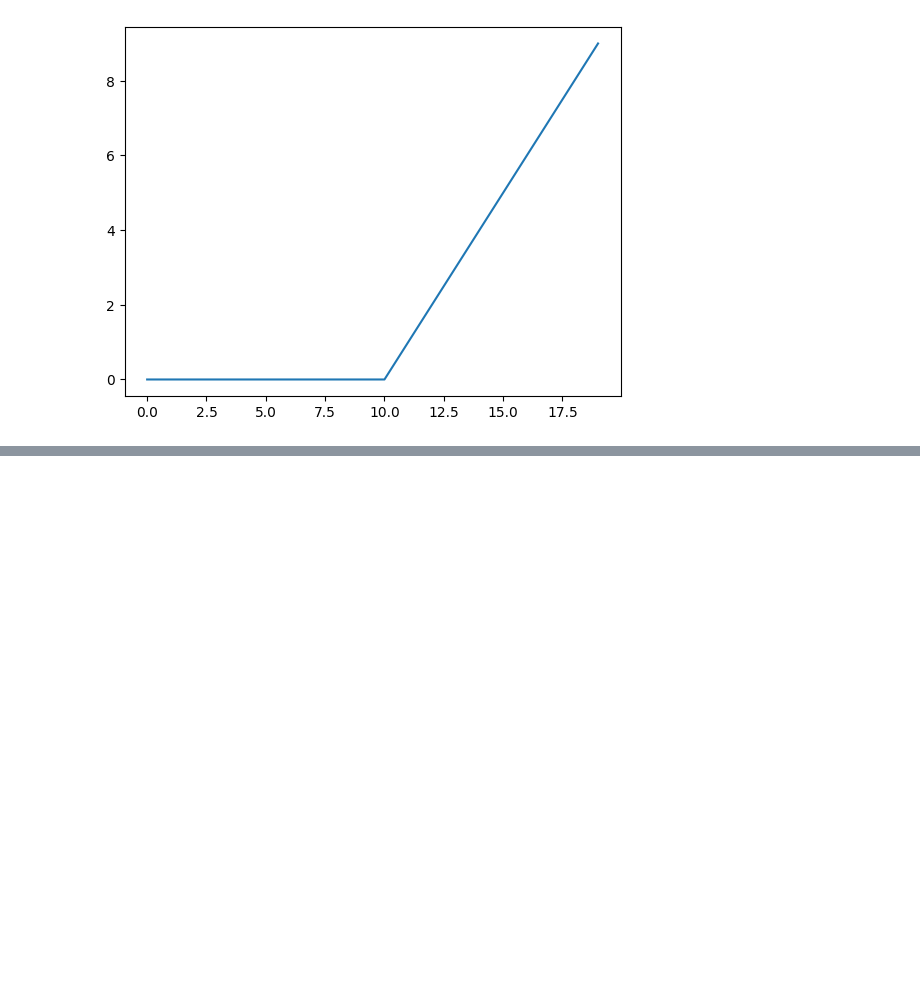
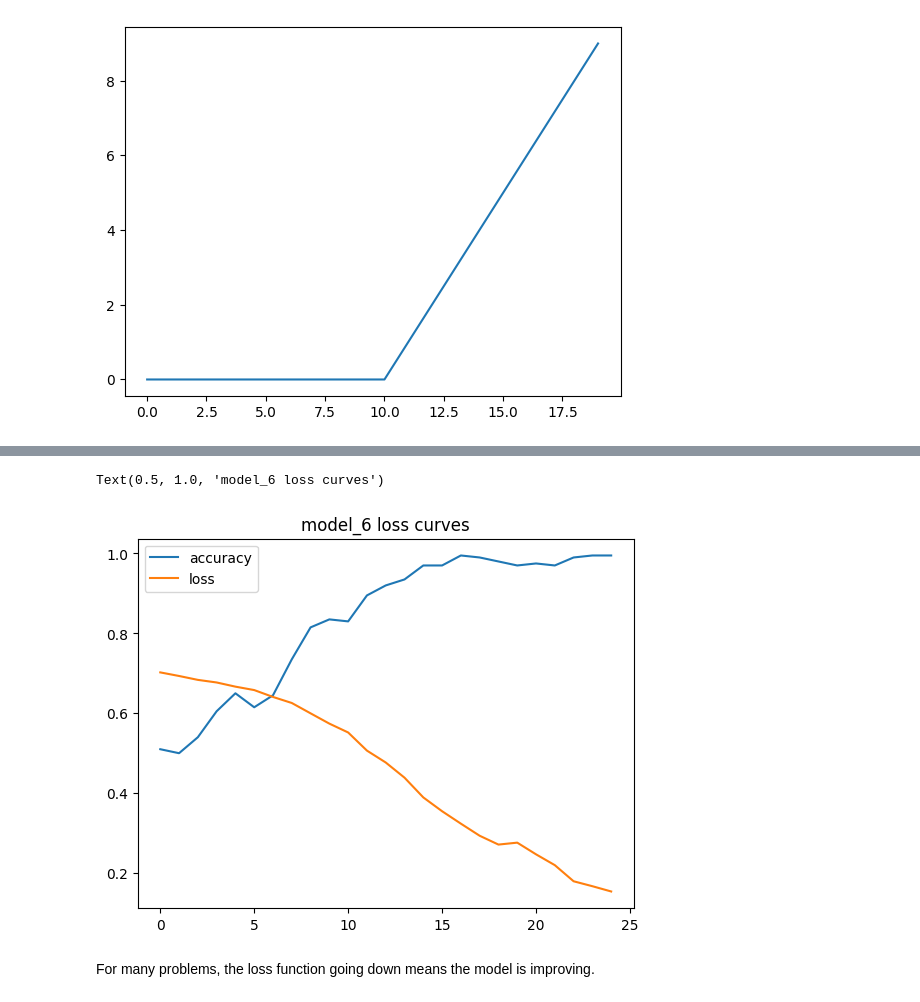
Before and after one commit to ra2dd/jupyter-tensor, a Jupyter notebook: 03_neural_network_classification.ipynb, the cells around one changed output, grey strips where cells are left out. Saved outputs shown, nothing was run; the diff lists cells and outputs as text; code cells hidden in the pictures; blank space fills up the shorter version.

```diff
--- a/03_neural_network_classification.ipynb
+++ b/03_neural_network_classification.ipynb
@@ -530,0 +604,9 @@ plt.plot(relu(A))
+# %%
+# Plot the loss curves
+pd.DataFrame(history_6.history).plot()
+plt.title("model_6 loss curves")
+# %% [output]
+Text(0.5, 1.0, 'model_6 loss curves')
+[figure, added]
+# %% [markdown]
+For many problems, the loss function going down means the model is improving.
```
Also changed, not shown: parts of 28 cells of this notebook.
